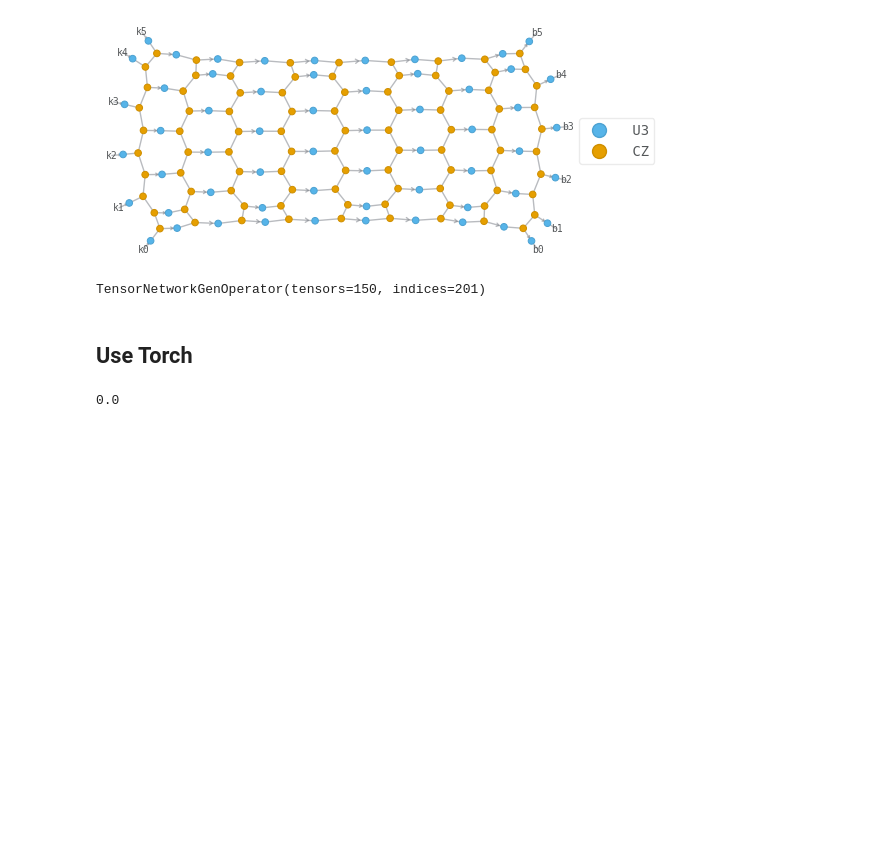
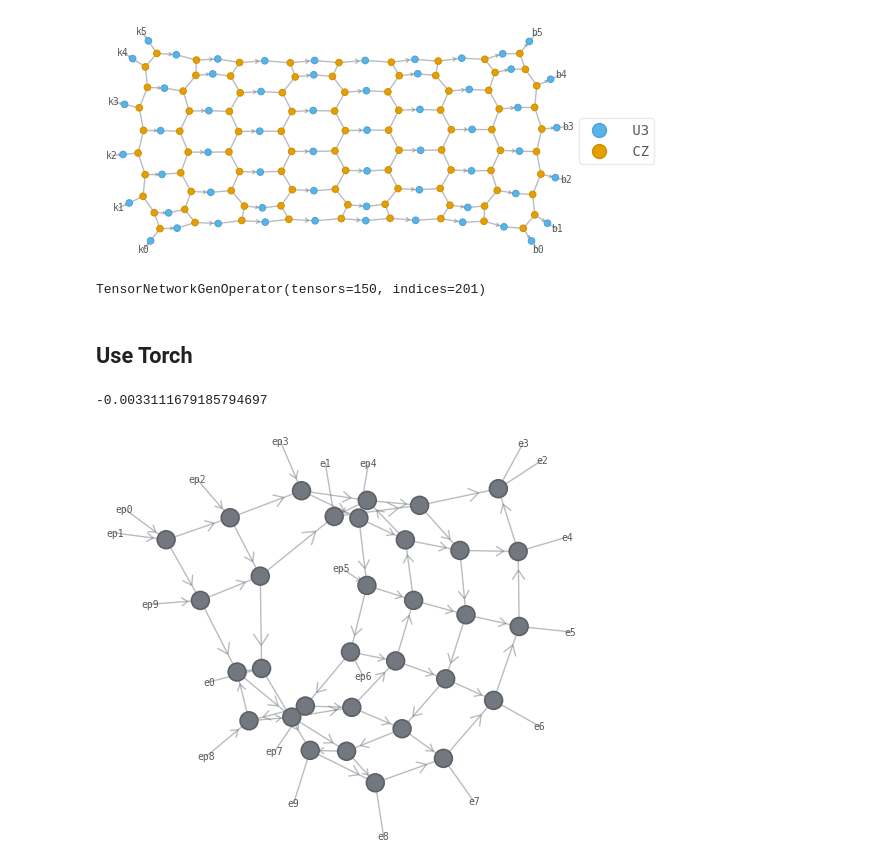
Before and after one commit to yijian-physics/MPDO-fidelity, a Jupyter notebook: quimb_op.ipynb, the cells around one changed output. Cells and saved outputs as stored; diff of their text form; code cells hidden in the pictures; blank space fills up the shorter version.

```diff
--- a/quimb_op.ipynb
+++ b/quimb_op.ipynb
@@ -227,12 +267,16 @@ n = 10
 num_qubits = n # physical
 depth = 4
 
-psi_pqc = qmps_f(num_qubits, in_depth= depth, n_Qbit=num_qubits-1, canon="left",val_iden = 0.0,rand = False)
+psi_pqc = qmps_f(num_qubits, in_depth= depth, n_Qbit=num_qubits-1, canon="left",val_iden = 0.0,rand = True, framework='staircase')
 pqc = extract_unitary_circuit(psi_pqc, num_qubits)
 
-full_contraction(pqc, lpdo_1, lpdo_2)
+full_contraction(pqc, lpdo_1, lpdo_2, is_show=0)
 # %% [output]
-0.0
+-0.0033111679185794697
+# %%
+pqc.draw()
+# %% [output]
+[figure, added]
 # %%
 class TNModel(torch.nn.Module):
 
```
Also changed, not shown: parts of 4 cells of this notebook.
